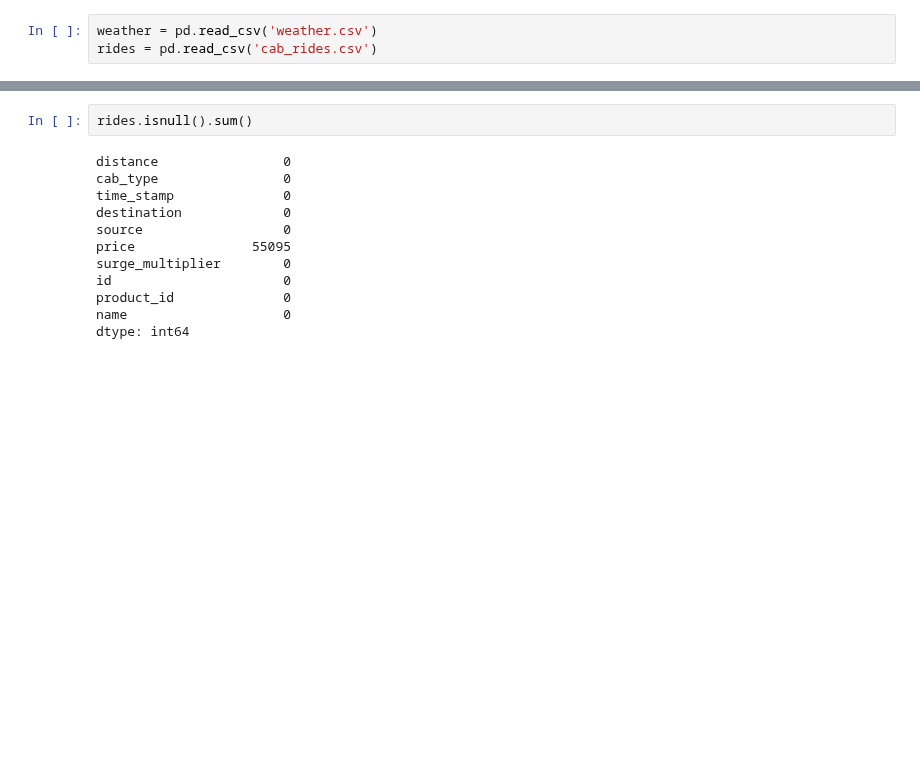
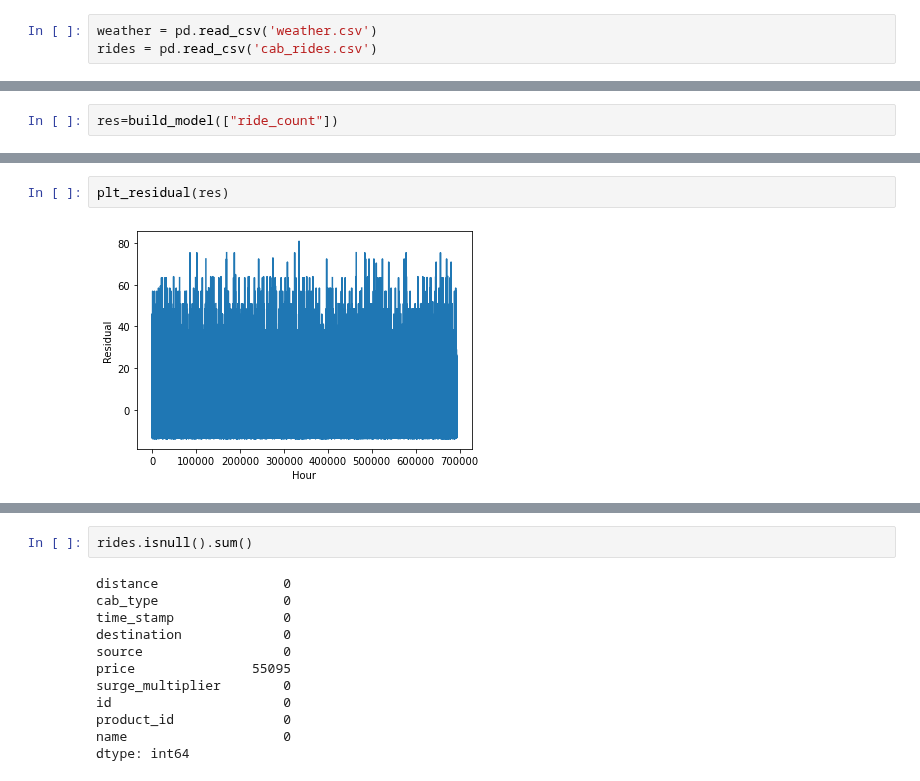
Before and after one commit to cndywu/TheYelpers, a Jupyter notebook: Final_Project_Model.ipynb, the cells around one changed output, grey strips where cells are left out. Cells and saved outputs as stored; diff of their text form; blank space fills up the shorter version.

```diff
--- a/Final_Project_Model.ipynb
+++ b/Final_Project_Model.ipynb
@@ -149,0 +147,2 @@ Notes:
+# %%
+res=build_model(["ride_count"])
@@ -149,0 +168,4 @@ Notes:
+# %%
+plt_residual(res)
+# %% [output]
+[figure, added]
```
Also changed, not shown: parts of 40 cells of this notebook.
